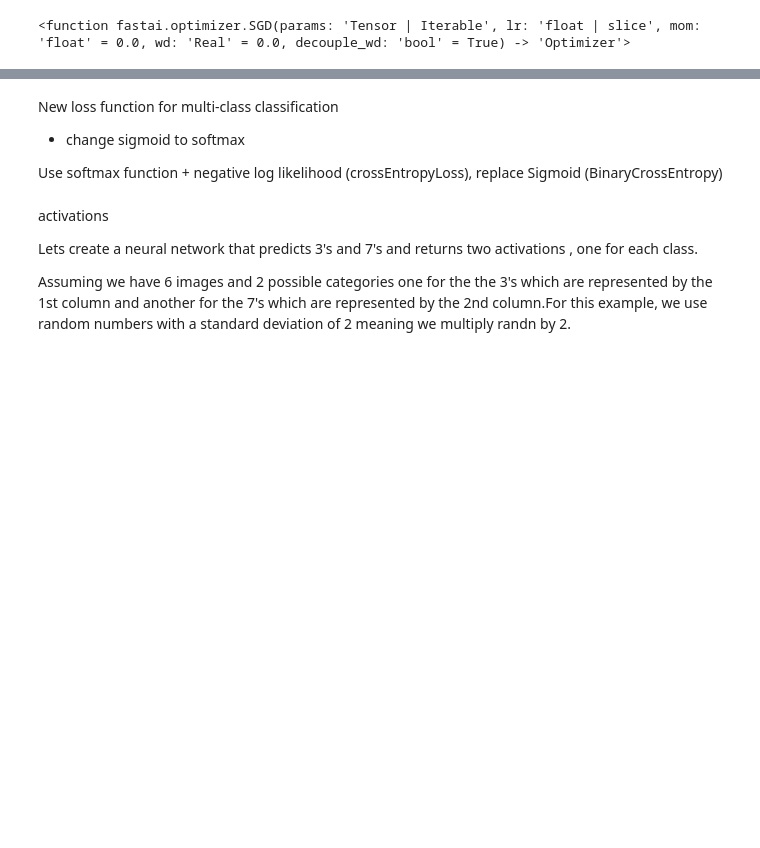
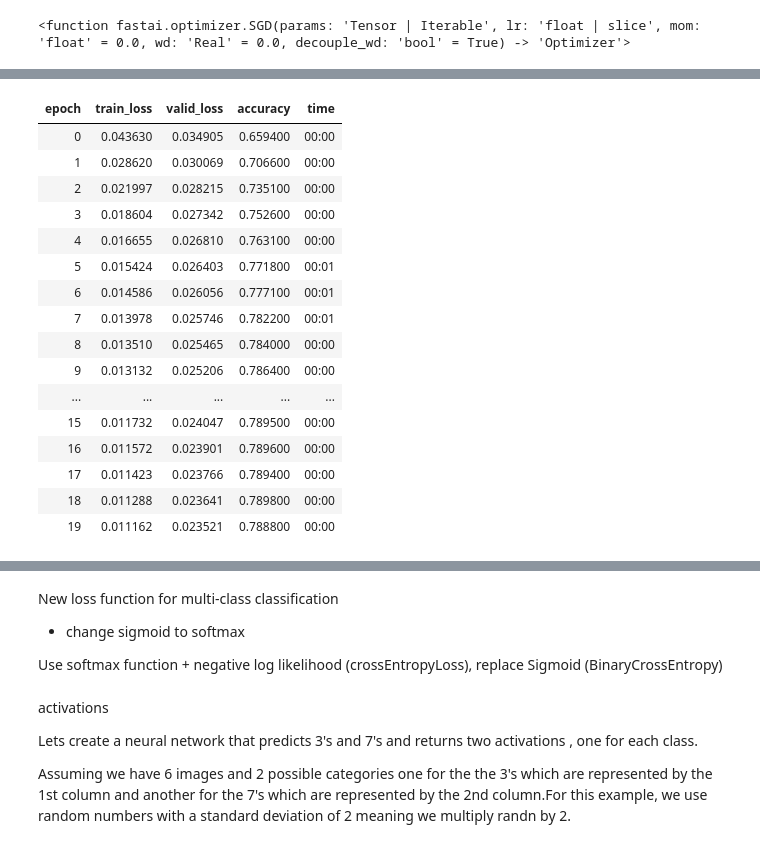
Before and after one commit to rubanzasilva/mnist_basics, a Jupyter notebook: mnist_full_ds.ipynb, the cells around one changed output, grey strips where cells are left out. Saved outputs shown, nothing was run; the diff lists cells and outputs as text; code cells hidden in the pictures; blank space fills up the shorter version.

```diff
--- a/mnist_full_ds.ipynb
+++ b/mnist_full_ds.ipynb
@@ -465,0 +616,22 @@ SGD
+# %%
+learn_1 = Learner(dls,simple_net,opt_func=SGD,loss_func=mnist_loss,metrics=accuracy)
+# %%
+learn_1.fit(20,0.01)
+# %% [output]
+| epoch | train_loss | valid_loss | accuracy | time |
+| 0 | 0.043630 | 0.034905 | 0.659400 | 00:00 |
+| 1 | 0.028620 | 0.030069 | 0.706600 | 00:00 |
+| 2 | 0.021997 | 0.028215 | 0.735100 | 00:00 |
+| 3 | 0.018604 | 0.027342 | 0.752600 | 00:00 |
+| 4 | 0.016655 | 0.026810 | 0.763100 | 00:00 |
+| 5 | 0.015424 | 0.026403 | 0.771800 | 00:01 |
+| 6 | 0.014586 | 0.026056 | 0.777100 | 00:01 |
+| 7 | 0.013978 | 0.025746 | 0.782200 | 00:01 |
+| 8 | 0.013510 | 0.025465 | 0.784000 | 00:00 |
+| 9 | 0.013132 | 0.025206 | 0.786400 | 00:00 |
+| ... | ... | ... | ... | ... |
+| 15 | 0.011732 | 0.024047 | 0.789500 | 00:00 |
+| 16 | 0.011572 | 0.023901 | 0.789600 | 00:00 |
+| 17 | 0.011423 | 0.023766 | 0.789400 | 00:00 |
+| 18 | 0.011288 | 0.023641 | 0.789800 | 00:00 |
+| 19 | 0.011162 | 0.023521 | 0.788800 | 00:00 |
```
Also changed, not shown: parts of 66 cells of this notebook.
